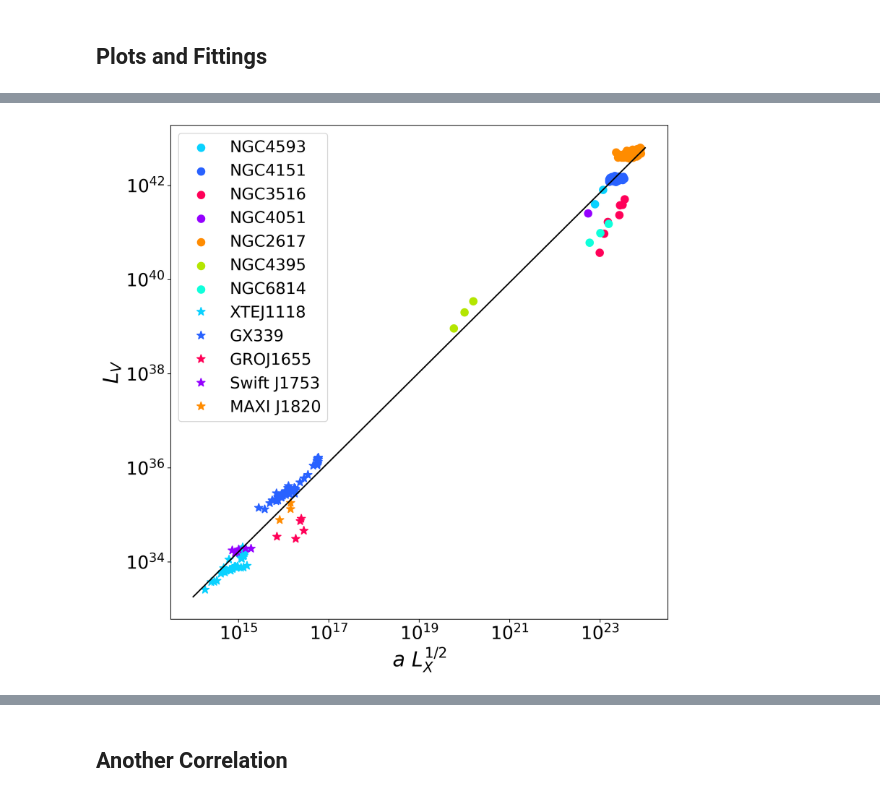
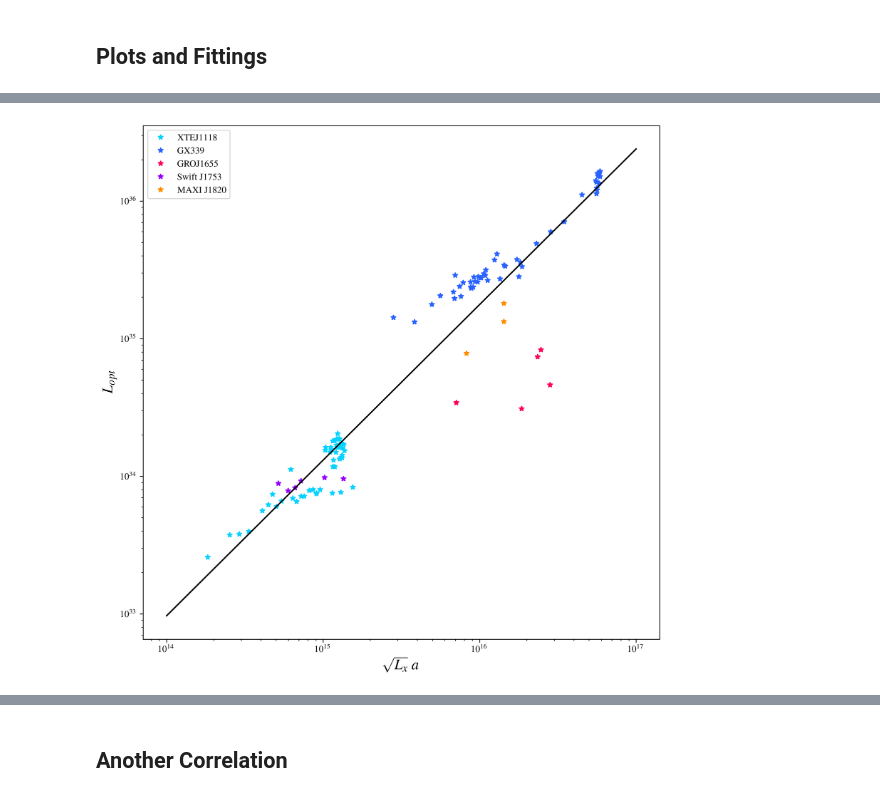
Before and after one commit to changhyun-cho/astrophysics, a Jupyter notebook: agn-xrb/correlations.ipynb, the cells around one changed output, grey strips where cells are left out. Cells and saved outputs as stored; diff of their text form; code cells hidden in the pictures.

```diff
--- a/agn-xrb/correlations.ipynb
+++ b/agn-xrb/correlations.ipynb
@@ -239,7 +251,7 @@ j1753 = pd.read_csv(f"{path_data}/swift-j1753.csv")
 j1753["Target"] = "J1753"
 
 # add lag (in hour)
-j1753["Lag"] = 1.0  # sec 1.0
+j1753["Lag"] = 1.0  # sec 1.0 (error 0.5)
 j1753["Lag"] /= 3600  # hour
 
 # change units and calculate
@@ -258,6 +270,9 @@ j1753["cos_i"] = np.cos(np.radians(79))
 j1753["m_BH"] = 8.8
 j1753["L_edd"] = L_edd(j1753["m_BH"])
 
+j1753["Lag_err"] = 0.5 / 3600.0
+j1753["X_err"] = np.sqrt(j1753["L_x"]) * j1753["Lag_err"]
+j1753["X_err_cosi"] = np.sqrt(j1753["L_x"]) * j1753["Lag_err"] * j1753["cos_i"]
 
 # merge
 df = pd.merge(df, j1753, how="outer")
@@ -439,6 +468,10 @@ n4593["m_BH"] = 7.63e6
 n4593["L_edd"] = L_edd(n4593["m_BH"])
 
 
+n4593["Lag_err"] = 0.41 * 24
+xerr_n4593 = np.sqrt(n4593["L_x"]) * n4593["Lag_err"]
+xerr_n4593_cosi = np.sqrt(n4593["L_x"]) * n4593["Lag_err"] * n4593["cos_i"]
+
 # extract
 n4593 = n4593[["Target", "sqrt(L_x) a", "L_opt", "L_x", "cos_i", "L_edd"]]
 # n4395
@@ -1013,0 +1101,8 @@ n3516
+# %%
+import matplotlib as mpl
+
+mpl.rcParams.update({
+    "text.usetex": True,
+    "font.family": "serif",
+    "font.serif": ["Times"],
+})
@@ -1014,52 +1377,61 @@ n3516
 # %%
-# df = df[df["Target"]!="NGC4151"]
-# df = df[df["Target"]!="NGC2617"]
+df_xrb = pd.concat(
+    [
+        xtej,
+        gx,
+        groj,
+        j1753,
+        j1820,
+    ],
+    ignore_index=True
+)
 
 # AGN
-plt.scatter(n4593["sqrt(L_x) a"], n4593["L_opt"], s=70, color=colors[0], label="NGC4593")
-plt.scatter(n4151["sqrt(L_x) a"], n4151["L_opt"], s=70, color=colors[1], label="NGC4151")
-plt.scatter(n3516["sqrt(L_x) a"], n3516["L_opt"], s=70, color=colors[3], label="NGC3516")
-plt.scatter(n4051["sqrt(L_x) a"], n4051["L_opt"], s=70, color=colors[2], label="NGC4051")
-plt.scatter(n2617["sqrt(L_x) a"], n2617["L_opt"], s=70, color=colors[4], label="NGC2617")
-plt.scatter(n4395["sqrt(L_x) a"], n4395["L_opt"], s=70, color=colors[5], label="NGC4395")
-plt.scatter(n6814["sqrt(L_x) a"], n6814["L_opt"], s=70, color=colors[6], label="NGC6814")
+# plt.plot(n4593["sqrt(L_x) a"], n4593["L_opt"], ".", c=colors[0], label="NGC4593")
+# plt.plot(n4151["sqrt(L_x) a"], n4151["L_opt"], ".", c=colors[8], label="NGC4151")
+# plt.plot(n3516["sqrt(L_x) a"], n3516["L_opt"], ".", c=colors[5], label="NGC3516")
+# plt.plot(n4051["sqrt(L_x) a"], n4051["L_opt"], ".", c=colors[15], label="NGC4051")
+# plt.plot(n2617["sqrt(L_x) a"], n2617["L_opt"], ".", c=colors[3], label="NGC2617")
+# plt.plot(n4395["sqrt(L_x) a"], n4395["L_opt"], ".", c=colors[10], label="NGC4395")
+# plt.plot(n6814["sqrt(L_x) a"], n6814["L_opt"], ".", c=colors[13], label="NGC6814")
 
 # XRBs
-plt.plot(xtej["sqrt(L_x) a"], xtej["L_opt"],  "*",  color=colors[0], markersize=10, label="XTEJ1118")
-plt.plot(gx["sqrt(L_x) a"], gx["L_opt"], "*", color=colors[1], markersize=10, label="GX339")
-plt.plot(groj["sqrt(L_x) a"], groj["L_opt"], "*", color=colors[3], markersize=10, label="GROJ1655")
-plt.plot(j1753["sqrt(L_x) a"], j1753["L_opt"], "*", color=colors[2], markersize=10, label="Swift J1753")
-plt.plot(j1820["sqrt(L_x) a"], j1820["L_opt"], "*", color=colors[4], markersize=10, label="MAXI J1820")
+plt.plot(xtej["sqrt(L_x) a"], xtej["L_opt"], "*", c=colors[0], label="XTEJ1118")
+plt.plot(gx["sqrt(L_x) a"], gx["L_opt"], "*", c=colors[1], label="GX339")
+plt.plot(groj["sqrt(L_x) a"], groj["L_opt"], "*", c=colors[3], label="GROJ1655")
+plt.plot(j1753["sqrt(L_x) a"], j1753["L_opt"], "*", c=colors[2], label="Swift J1753")
+plt.plot(j1820["sqrt(L_x) a"], j1820["L_opt"], "*", c=colors[4], label="MAXI J1820")
 
 
 # info
-plt.legend(fontsize=18)
+plt.legend()
 plt.xscale("log")
 plt.yscale("log")
-plt.xlabel(r"$a \ L_X^{1/2}$", fontsize=23)
-plt.ylabel(r"$L_{V}$", fontsize=23)
-
+plt.xlabel(r"$\sqrt{L_x} \ a$", fontsize=16)
+plt.ylabel(r"$L_{opt}$", fontsize=16)
 
 # fitting
-logA = np.log10(df["sqrt(L_x) a"])
-logB = np.log10(df["L_opt"])
+logA = np.log10(df_xrb["sqrt(L_x) a"])
+logB = np.log10(df_xrb["L_opt"])
 
 a, b = np.polyfit(logA, logB, 1)
 
 
-xfit = np.logspace(14, 24, 100)
+xfit = np.logspace(14, 17, 100)
 
 
 def function(x, a, b):
     return 10 ** (b) * x ** (a)
 
 
-# Increase tick sizes
-plt.xticks(fontsize=20)
-plt.yticks(fontsize=20)
-
 plt.plot(xfit, function(xfit, a, b), c="black")
+plt.savefig(
+    "XRB_only.png",
+    bbox_inches="tight",
+    dpi=300
+)
 plt.show()
-a, b  # exactly the same as the excel result
+print(a, b)  # exactly the same as the excel result
+df_xrb
 # %% [output]
-[figure, old version]
+[figure, new version]
```
Also changed, not shown: parts of 39 cells of this notebook, 4 other files.
